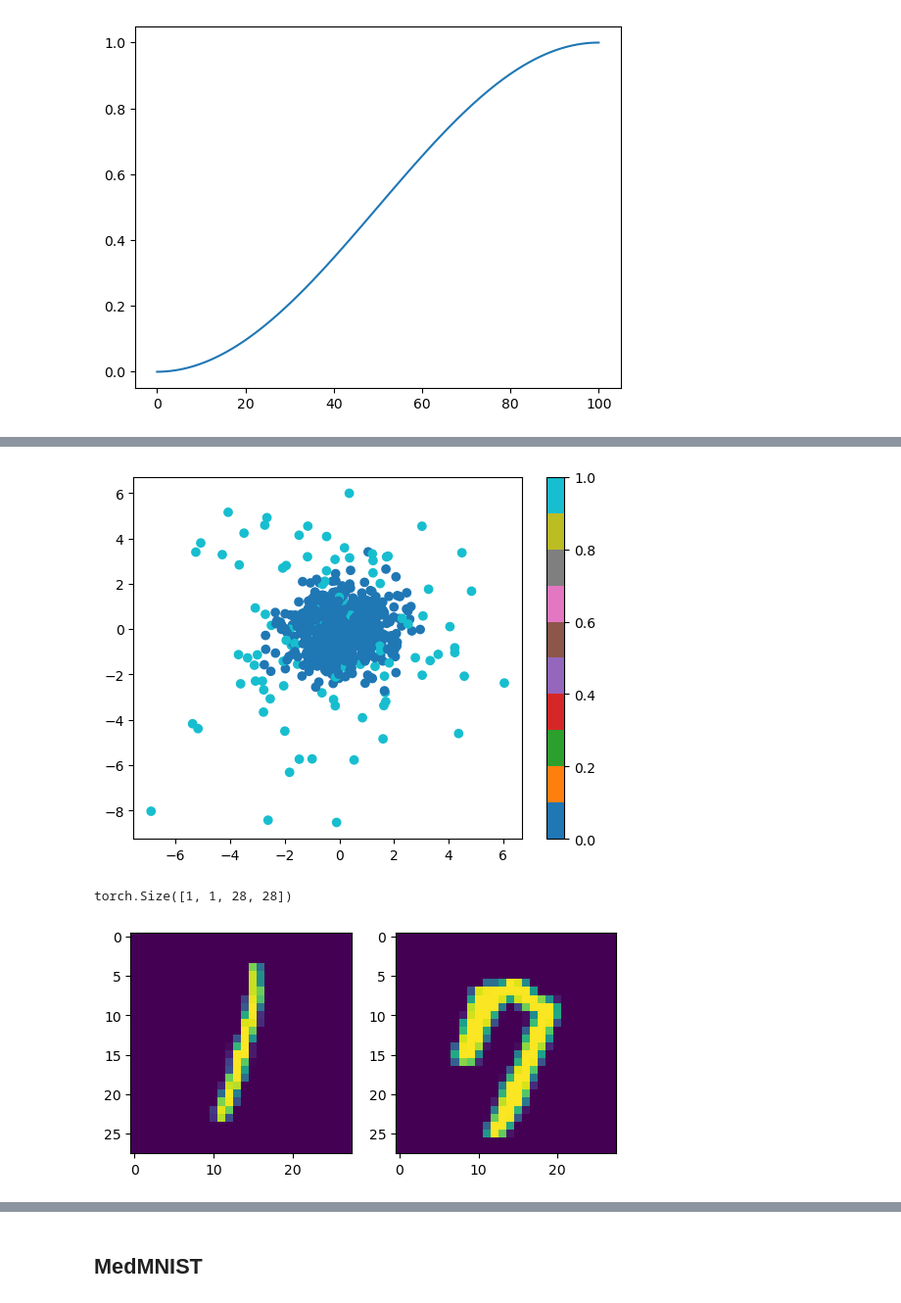
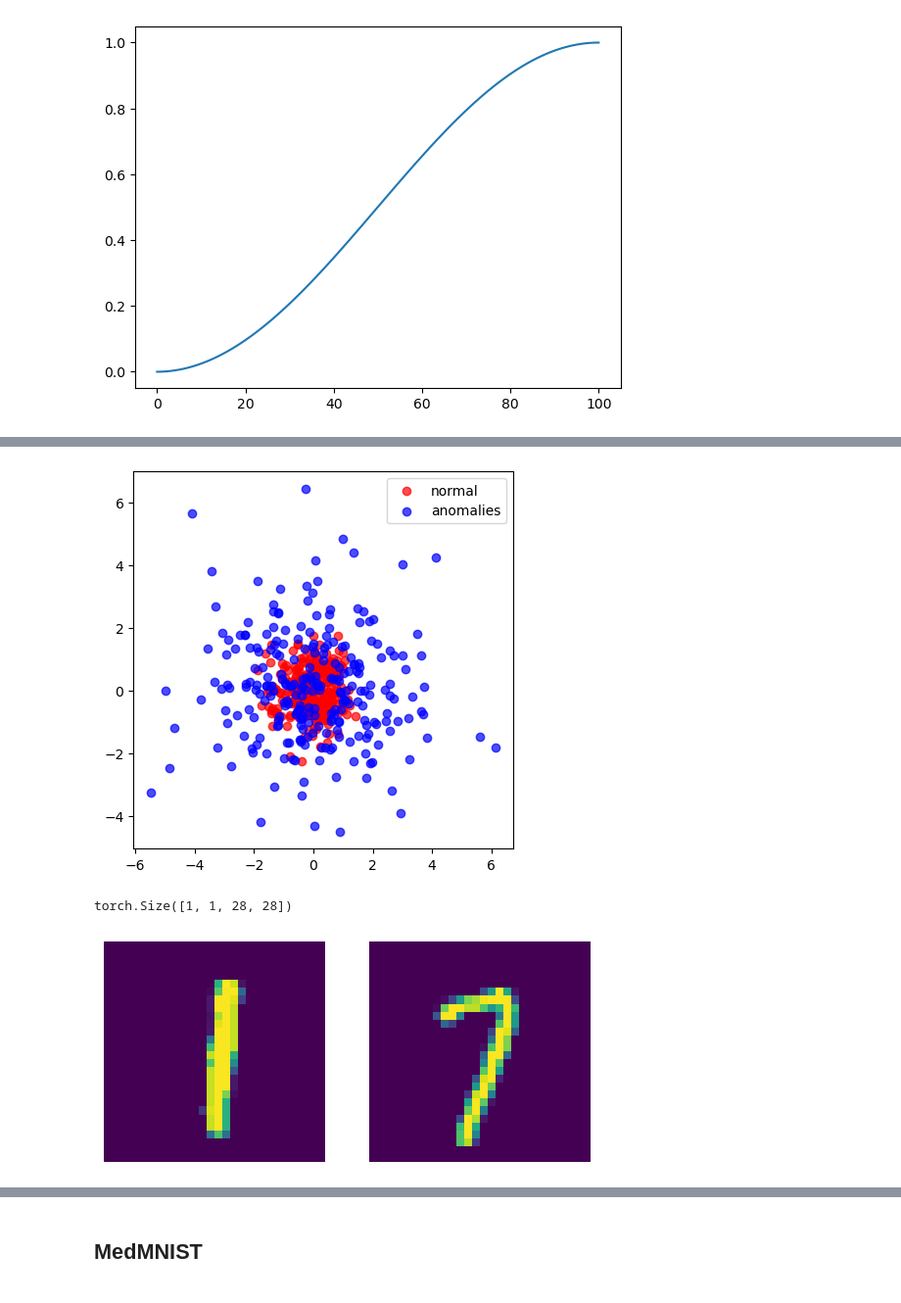
Before and after one commit to SolidusAbi/AnomalyDetection, a Jupyter notebook: notebooks/vae.ipynb, the cells around one changed output, grey strips where cells are left out. Shown at 98% size. Saved outputs shown, nothing was run; the diff lists cells and outputs as text; code cells hidden in the pictures.

```diff
--- a/notebooks/vae.ipynb
+++ b/notebooks/vae.ipynb
@@ -278,0 +302,38 @@ def plot_latent(autoencoder, data, num_batches=100):
+# %%
+# def plot_latent(autoencoder, data, num_batches=100):
+#     for i, (x, y) in enumerate(data):
+#         z = autoencoder.botleneck(autoencoder.encoder(x.to(device)))
+#         z = z.to('cpu').detach().numpy()
+#         plt.scatter(z[:, 0], z[:, 1], c=y, cmap='tab10')
+#         if i > num_batches:
+#             plt.colorbar()
+#             return
+
+#     plt.colorbar()
+
+import numpy as np
+
+# plot latent space where green is for normal samples and blue for anomalies
+def plot_latent(model, data, num_batches=100):
+    model.eval()
+    fig = plt.figure(figsize=(5,5))
+    with torch.no_grad():
+        for i, (x, y) in enumerate(data):
+            x = x.to(device)
+            z = model.botleneck(model.encoder(x))
+            z = z.cpu().detach().numpy()
+            y = y.cpu().detach().numpy()
+            anomalies = np.where(y == 1)
+            normal = np.where(y == 0)
+            if i == 0:
+                plt.scatter(z[normal, 0], z[normal, 1], c='r', alpha=.7, label='normal')
+                plt.scatter(z[anomalies, 0], z[anomalies, 1], c='b', alpha=.7, label='anomalies')
+            else:
+                plt.scatter(z[normal, 0], z[normal, 1], c='r',alpha=.7)
+                plt.scatter(z[anomalies, 0], z[anomalies, 1], c='b',alpha=.7)
+
+            if i > num_batches:
+                plt.legend()
+                return
+    plt.legend()
+    return fig
@@ -279,20 +349,24 @@ def plot_latent(autoencoder, data, num_batches=100):
 # %%
 model.eval()
 # model.train()
-plot_latent(model, train_loader, num_batches=1)
+fig = plot_latent(model, test_loader, num_batches=25)
+plt.savefig('latent_space_test.png', dpi=300, bbox_inches='tight')
 # %% [output]
-[figure, old version]
+[figure, new version]
 # %%
-x, y = next(iter(train_loader))
-x_0 = x[torch.argwhere(y==0).squeeze()[0]].unsqueeze(0)
-x_1 = x[torch.argwhere(y==1).squeeze()[0]].unsqueeze(0)
+x, y = next(iter(test_loader))
+x_0 = x[torch.argwhere(y==0).squeeze()[150]].unsqueeze(0)
+x_1 = x[torch.argwhere(y==1).squeeze()[152]].unsqueeze(0)
 
 print(x_0.shape)
 
 plt.subplot(1,2,1)
 plt.imshow(x_0[0,0])
+plt.axis('off')
 plt.subplot(1,2,2)
 plt.imshow(x_1[0,0])
+plt.axis('off')
+plt.savefig('anomalies.png', bbox_inches='tight')
 # model.train()
 model.eval()
 z_0, z_1 = [], []
@@ -301,5 +375,5 @@ for i in range(100):
     z_1.append(model.botleneck(model.encoder(x_1.to(device))).detach().cpu())
 # %% [output]
 torch.Size([1, 1, 28, 28])
-[figure, old version]
+[figure, new version]
 # %%
```
Also changed, not shown: parts of 23 cells of this notebook.
